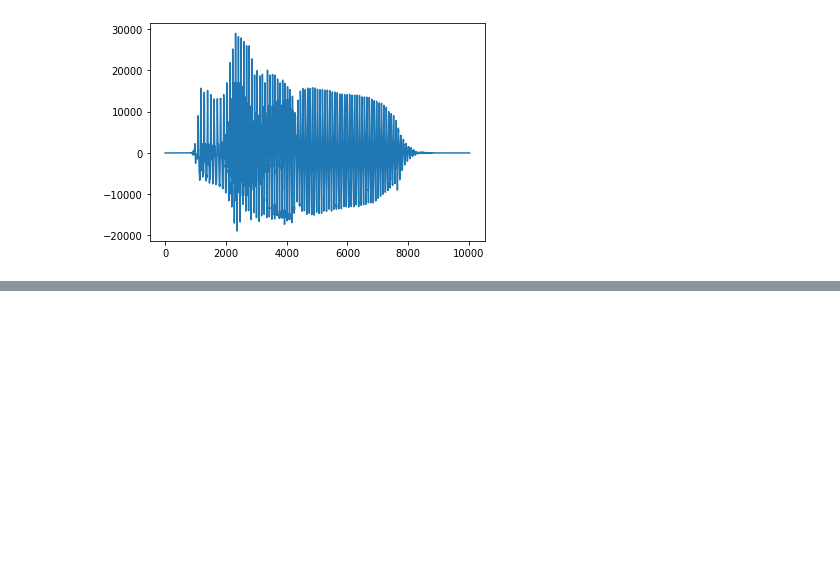
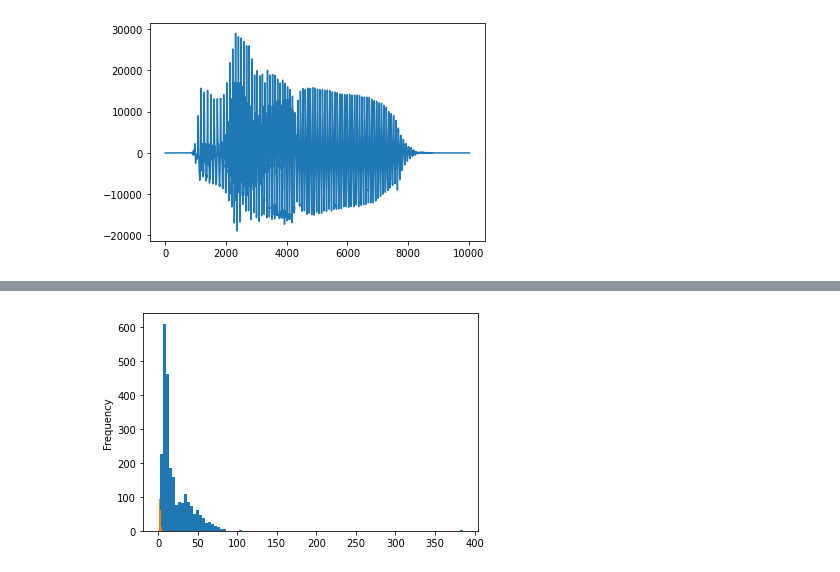
Before and after one commit to mattmcd/PyBayes, a Jupyter notebook: scripts/journal_20220822.ipynb, the cells around one changed output, grey strips where cells are left out. Saved outputs shown, nothing was run; the diff lists cells and outputs as text; code cells hidden in the pictures; blank space fills up the shorter version.

```diff
--- a/scripts/journal_20220822.ipynb
+++ b/scripts/journal_20220822.ipynb
@@ -170,13 +170,13 @@ Audio(get_announcement(161, announcements, df_announcements), rate=sr, autoplay=
 Wrap this all up in an object for ease of use
 # %%
 class ScotRailAnnouncements:
-    def __init__(self, sound_file=None, sound_array=None, sample_rate=None, metadata=None):
+    def __init__(self, sound_file=None, sound_array=None, sample_rate=None, metadata=None, window=None):
         tfm = sox.Transformer()
         self.announcements = sound_array if (sound_array is not None) else tfm.build_array(sound_file)
         self.sr = sample_rate or sox.file_info.sample_rate(sound_file)
         self.df_meta = (
             metadata if (metadata is not None) else
-            create_metadata(self.announcements, self.sr, *get_silences(announcements)))
+            create_metadata(self.announcements, self.sr, *get_silences(announcements, window_size=window)))
 
     def get(self, ind):
         return get_announcement(ind, self.announcements, self.df_meta)
@@ -216,0 +219,2 @@ scot_rail.play(1164)
+# %%
+df_l = pd.read_csv(os.path.join(data_dir, 'ScotRail announcements June 2022 index  - Index.csv'))
@@ -216,0 +241,2 @@ scot_rail.play(1164)
+# %%
+scot_rail.df_meta['timestamp_sec'] = np.round(scot_rail.df_meta.start_ind / scot_rail.sr)
@@ -216,0 +252,7 @@ scot_rail.play(1164)
+# %%
+df_l['transcription_length'] = df_l.Transcription.str.len() #  / pd.Timedelta('1s')
+# %%
+_ = df_l.transcription_length.plot(kind='hist', bins=100)
+_ = scot_rail.df_meta.length_sec.plot(kind='hist', bins=100)
+# %% [output]
+[figure, added]
```
Also changed, not shown: parts of 16 cells of this notebook, 1 other file.
